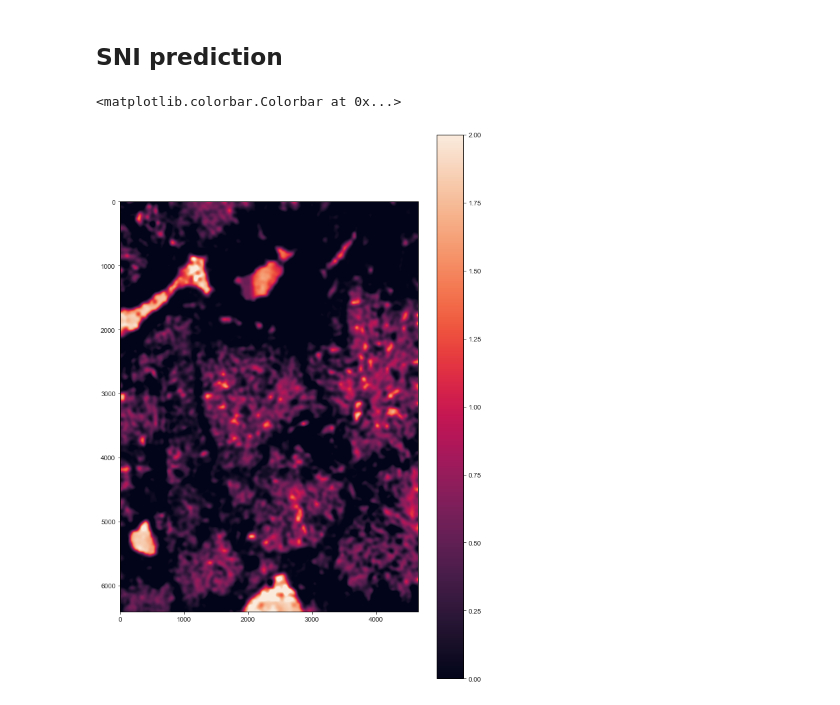
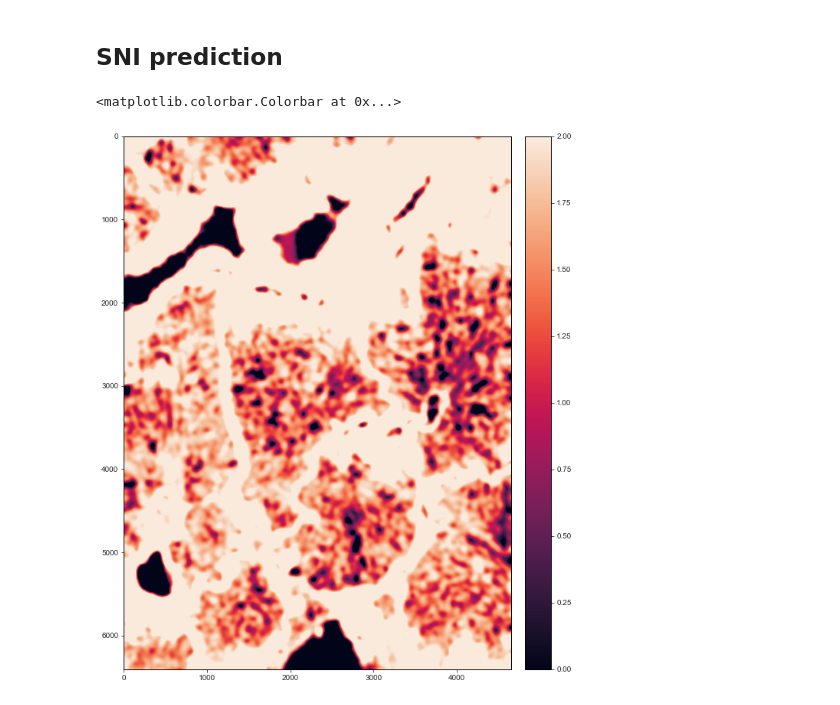
Before and after one commit to mjirik/scaffan, a Jupyter notebook: experiments/lobulus_area_evaluation.ipynb, the cells around one changed output. Drawn from its saved outputs; the diff is of its cells as text; code cells hidden in the pictures.

Commit message:
rbf kernel

```diff
--- a/experiments/lobulus_area_evaluation.ipynb
+++ b/experiments/lobulus_area_evaluation.ipynb
@@ -565,3 +567,16 @@ sns.scatterplot(data=dfs, x="SNI", y="Prediction")
+# %%
+import matplotlib.pyplot as plt
+from mpl_toolkits import axes_grid1
+
+def add_colorbar(im, aspect=20, pad_fraction=0.5, **kwargs):
+    """Add a vertical color bar to an image plot."""
+    divider = axes_grid1.make_axes_locatable(im.axes)
+    width = axes_grid1.axes_size.AxesY(im.axes, aspect=1./aspect)
+    pad = axes_grid1.axes_size.Fraction(pad_fraction, width)
+    current_ax = plt.gca()
+    cax = divider.append_axes("right", size=width, pad=pad)
+    plt.sca(current_ax)
+    return im.axes.figure.colorbar(im, cax=cax, **kwargs)
 # %% [markdown]
 # Per-pixel regression
 
@@ -603,10 +620,17 @@ X_train, X_test, y_train, y_test = train_test_split(X, y, test_size=0.20, random
 # %% [markdown]
 ## Train
 # %%
-reg = LinearRegression().fit(X_train, y_train)
+from sklearn.svm import SVR
+
+
+regressor = LinearRegression()
+regressor = SVR(kernel='rbf', C=100, gamma=0.1, epsilon=.1)   # SVR RBF
+
+reg = regressor.fit(X_train, y_train)
 display("Score")
 display(reg.score(X_test, y_test))
-display(reg.coef_)
+if hasattr(reg, "coef_"):
+    display(reg.coef_)
 
 display(reg.intercept_)
 print("predict")
@@ -673,13 +696,13 @@ Clipping input data to the valid range for imshow with RGB data ([0..1] for floa
 # %%
 import skimage.filters
 imgf = skimage.filters.gaussian(img, 20)
 x_img_ravel = imgf.reshape(-1,3)  # make long array with size [n_pixels, n_channels]
 y_img = reg.predict(x_img_ravel)
 img_predict = y_img.reshape(img.shape[0], img.shape[1])
 
 plt.figure(figsize=[10,15])
-plt.imshow(img_predict, vmin=0, vmax=2)
-plt.colorbar()
+ax = plt.imshow(img_predict, vmin=0, vmax=2)
+add_colorbar(ax)
 # %% [output]
 <matplotlib.colorbar.Colorbar at 0x...>
-[figure, old version]
+[figure, new version]
```
Also changed, not shown: parts of 5 cells of this notebook.
